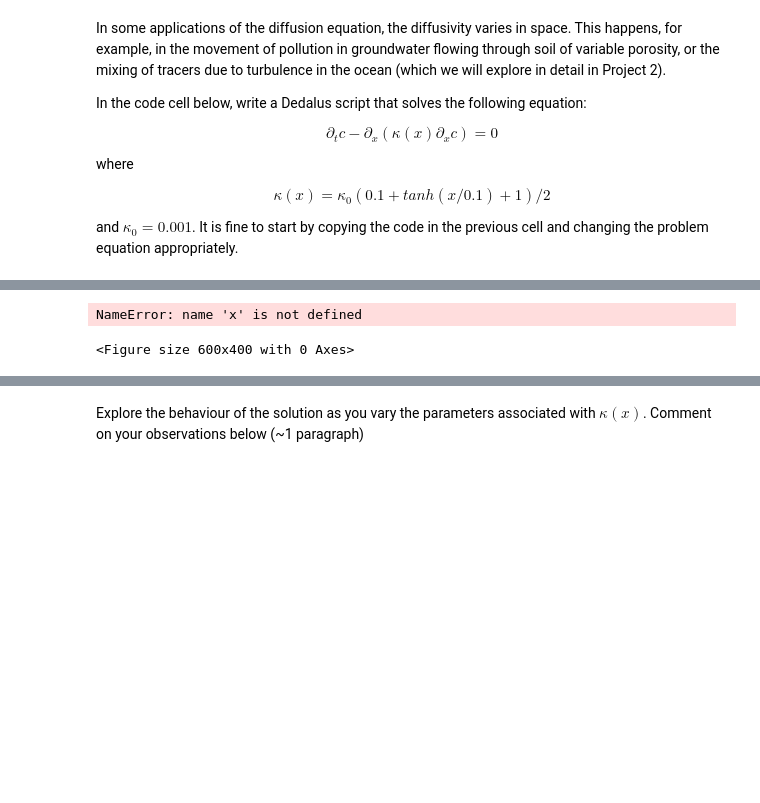
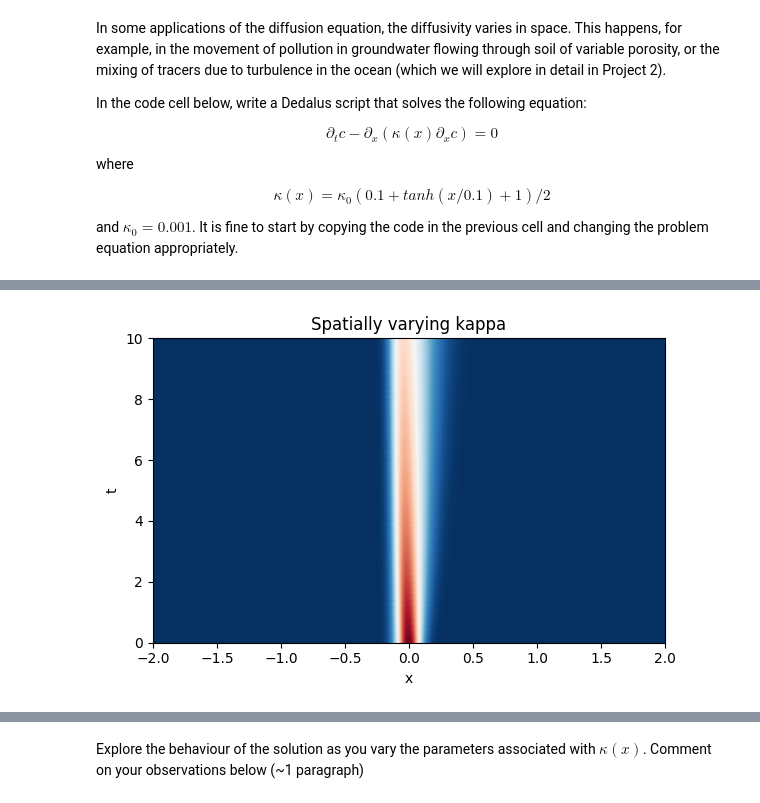
Before and after one commit to Orchisss/QCES, a Jupyter notebook: Project1_dedalus.ipynb, the cells around one changed output, grey strips where cells are left out. Saved outputs shown, nothing was run; the diff lists cells and outputs as text; code cells hidden in the pictures; blank space fills up the shorter version.

```diff
--- a/Project1_dedalus.ipynb
+++ b/Project1_dedalus.ipynb
@@ -611,16 +631,16 @@ KeyboardInterrupt:
 # %%
-
-import matplotlib.pyplot as plt
+data = np.load('final_simulation_data.npz')
+x = data['x']
+t_save = data['t_save']
+c_save = data['c_save']
 plt.figure(figsize=(6, 4))
 plt.pcolormesh(x.ravel(), np.array(t_save), np.array(c_save), cmap='RdBu_r', shading='gouraud', rasterized=True)
 plt.xlim(x_start, x_end)
 plt.ylim(0, solver.stop_sim_time)
 plt.xlabel('x')
 plt.ylabel('t')
-plt.title('Forced Diffusion Equation')
-plt.colorbar(label='Concentration c(x,t)')
+plt.title('Spatially varying kappa')
 plt.tight_layout()
 plt.show()
 # %% [output]
-NameError: name 'x' is not defined
-<Figure size 600x400 with 0 Axes>
+[figure, added]
```
Also changed, not shown: parts of 4 cells of this notebook.
